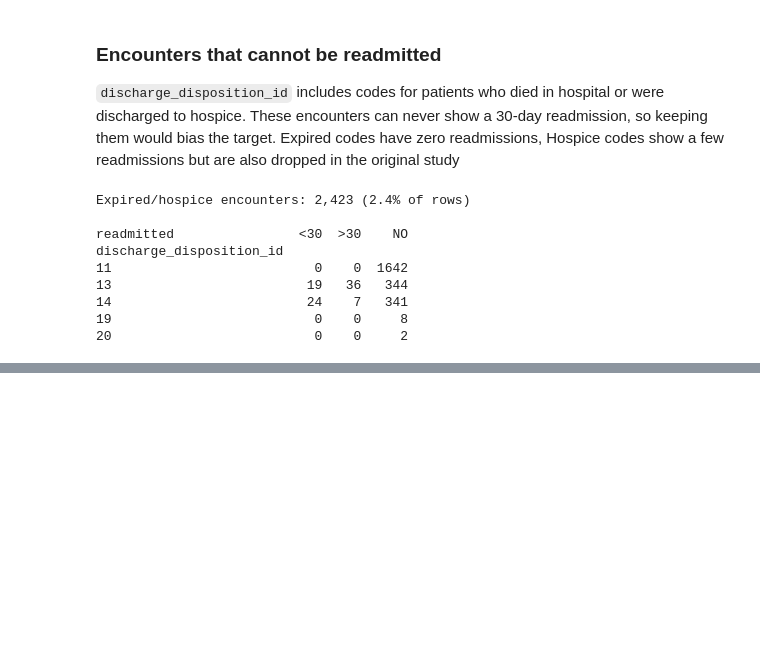
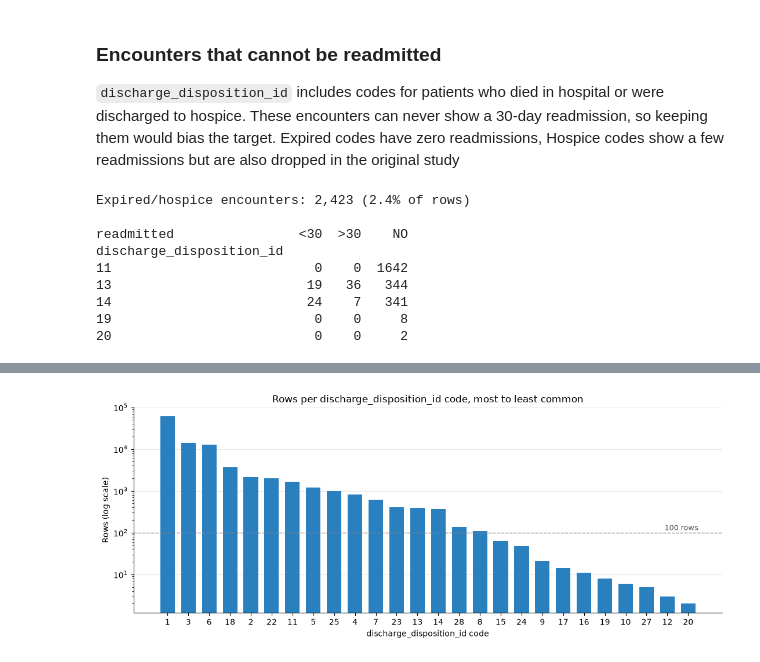
Before and after one commit to CameronLetendre/diabetes-readmission-30d, a Jupyter notebook: notebooks/01_eda.ipynb, the cells around one changed output, grey strips where cells are left out. Drawn from its saved outputs; the diff is of its cells as text; code cells hidden in the pictures; blank space fills up the shorter version.

```diff
--- a/notebooks/01_eda.ipynb
+++ b/notebooks/01_eda.ipynb
@@ -530,0 +658,23 @@ discharge_disposition_id
+# %%
+import matplotlib.pyplot as plt
+
+counts = df["discharge_disposition_id"].value_counts()
+
+fig, ax = plt.subplots(figsize=(11, 4.5))
+ax.bar(range(len(counts)), counts.values, width=0.7, color="#2a7fbf")
+ax.set_xticks(range(len(counts)), counts.index.astype(str))
+ax.set_yscale("log")
+
+ax.axhline(100, color="#888", linestyle="--", linewidth=1)
+ax.text(len(counts) - 0.5, 115, "100 rows", ha="right", color="#555", fontsize=9)
+
+ax.set_title("Rows per discharge_disposition_id code, most to least common")
+ax.set_xlabel("discharge_disposition_id code")
+ax.set_ylabel("Rows (log scale)")
+ax.spines[["top", "right"]].set_visible(False)
+ax.grid(axis="y", color="#e5e5e5", linewidth=0.8)
+ax.set_axisbelow(True)
+plt.tight_layout()
+plt.show()
+# %% [output]
+[figure, added]
```
Also changed, not shown: parts of 15 cells of this notebook, 3 other files.
